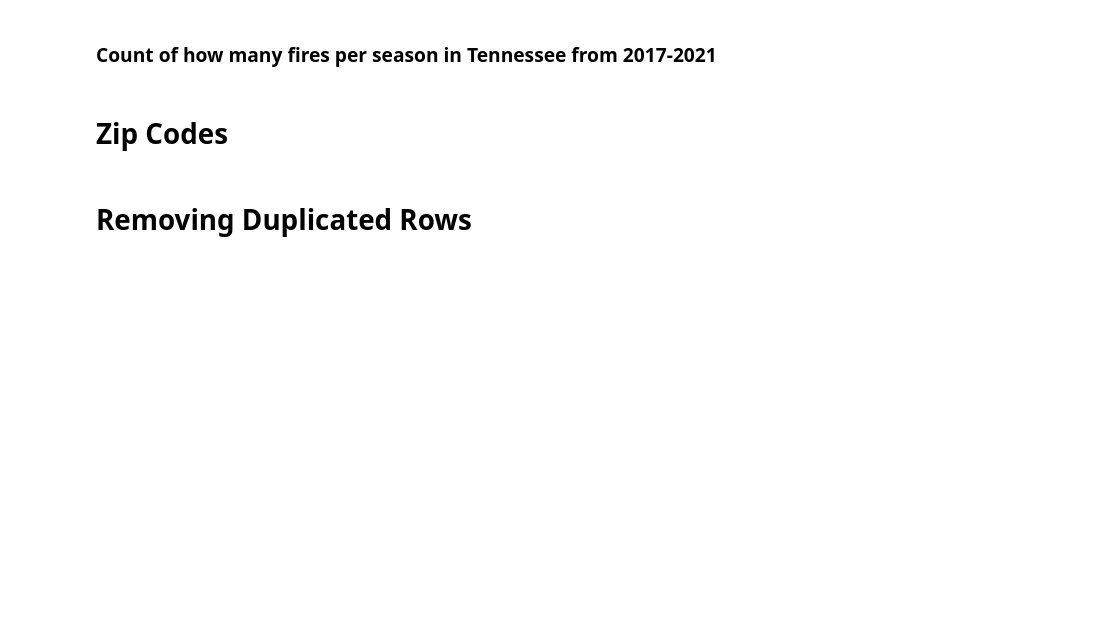
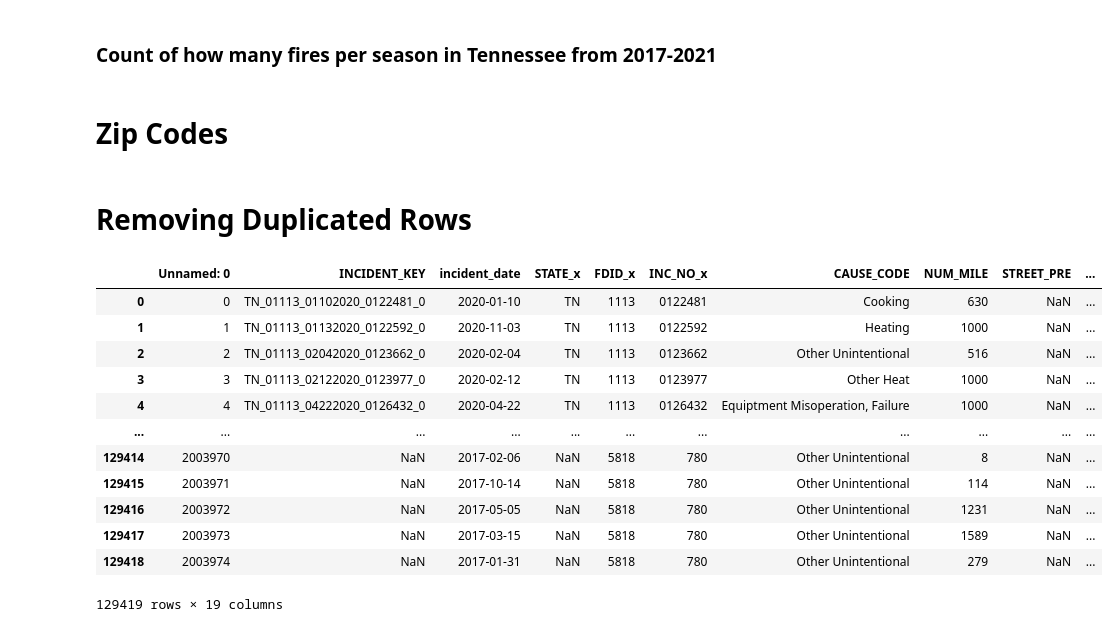
Before and after one commit to emilyewilson/capstone, a Jupyter notebook: Capstone.ipynb, the cells around one changed output. Drawn from its saved outputs; the diff is of its cells as text; code cells hidden in the pictures; blank space fills up the shorter version.

```diff
--- a/Capstone.ipynb
+++ b/Capstone.ipynb
@@ -580,0 +592,21 @@ tnfires.to_csv('data/tnfires.csv')
+# %%
+tnfires = pd.read_csv('data/tnfires.csv')
+tnfires = tnfires.loc[tnfires['STATE_ID'] == 'TN']
+tnfires
+# %%
+tnfires = tnfires.drop_duplicates(subset=['Address', 'incident_date'])
+tnfires
+# %% [output]
+|  | Unnamed: 0 | INCIDENT_KEY | incident_date | STATE_x | FDID_x | INC_NO_x | CAUSE_CODE | NUM_MILE | STREET_PRE | ... |
+| 0 | 0 | TN_01113_01102020_0122481_0 | 2020-01-10 | TN | 1113 | 0122481 | Cooking | 630 | NaN | ... |
+| 1 | 1 | TN_01113_01132020_0122592_0 | 2020-11-03 | TN | 1113 | 0122592 | Heating | 1000 | NaN | ... |
+| 2 | 2 | TN_01113_02042020_0123662_0 | 2020-02-04 | TN | 1113 | 0123662 | Other Unintentional | 516 | NaN | ... |
+| 3 | 3 | TN_01113_02122020_0123977_0 | 2020-02-12 | TN | 1113 | 0123977 | Other Heat | 1000 | NaN | ... |
+| 4 | 4 | TN_01113_04222020_0126432_0 | 2020-04-22 | TN | 1113 | 0126432 | Equiptment Misoperation, Failure | 1000 | NaN | ... |
+| ... | ... | ... | ... | ... | ... | ... | ... | ... | ... | ... |
+| 129414 | 2003970 | NaN | 2017-02-06 | NaN | 5818 | 780 | Other Unintentional | 8 | NaN | ... |
+| 129415 | 2003971 | NaN | 2017-10-14 | NaN | 5818 | 780 | Other Unintentional | 114 | NaN | ... |
+| 129416 | 2003972 | NaN | 2017-05-05 | NaN | 5818 | 780 | Other Unintentional | 1231 | NaN | ... |
+| 129417 | 2003973 | NaN | 2017-03-15 | NaN | 5818 | 780 | Other Unintentional | 1589 | NaN | ... |
+| 129418 | 2003974 | NaN | 2017-01-31 | NaN | 5818 | 780 | Other Unintentional | 279 | NaN | ... |
+129419 rows × 19 columns
```
Also changed, not shown: parts of 14 cells of this notebook.
